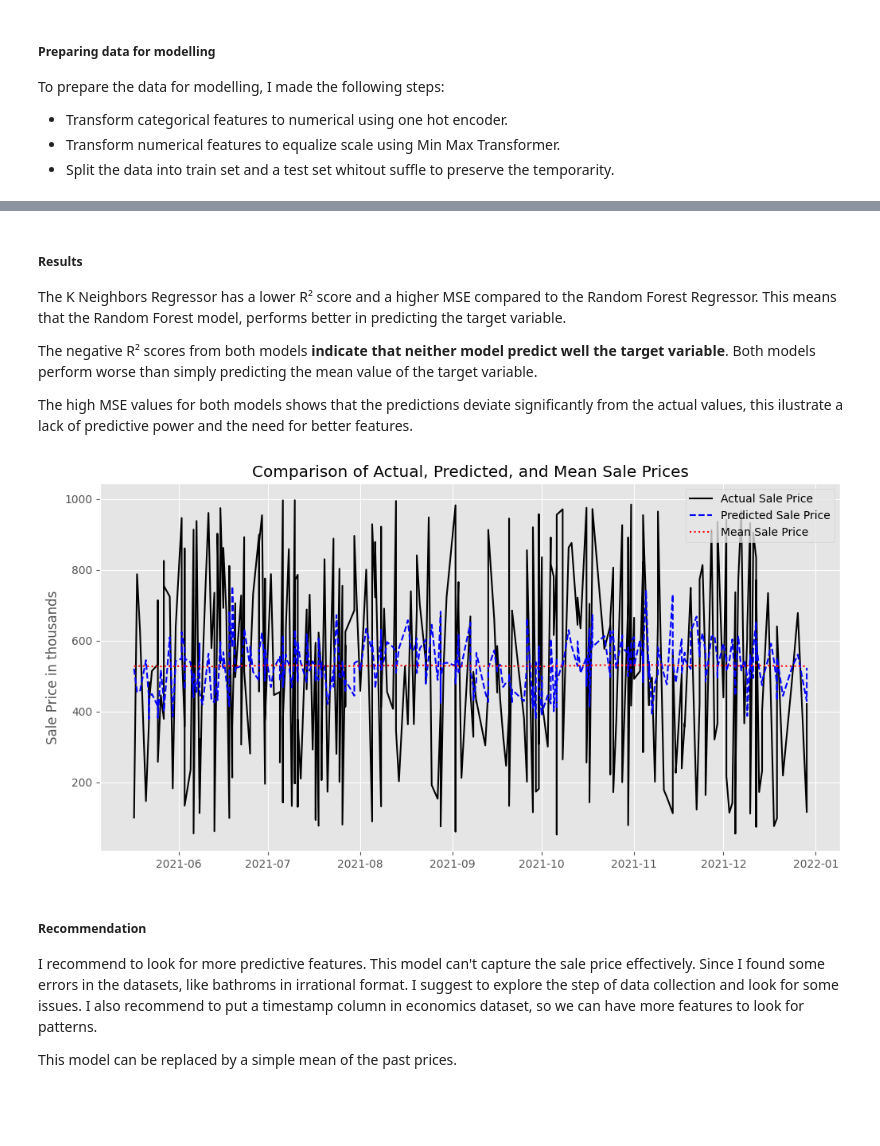
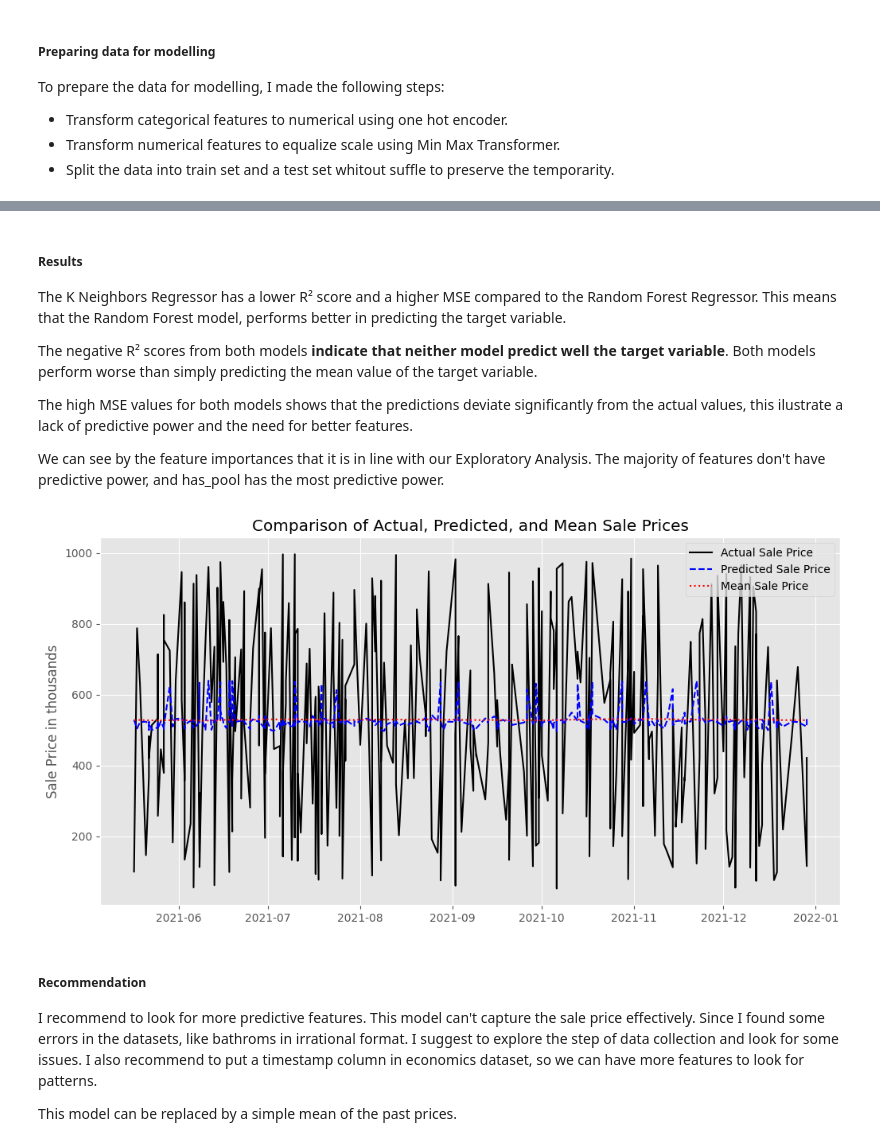
Before and after one commit to Julio-M-Siqueira/aMORA-Test, a Jupyter notebook: notebook.ipynb, the cells around one changed output, grey strips where cells are left out. Drawn from its saved outputs; the diff is of its cells as text; code cells hidden in the pictures; blank space fills up the shorter version.

```diff
--- a/notebook.ipynb
+++ b/notebook.ipynb
@@ -452,10 +452,6 @@ To prepare the data for modelling, I made the following steps:
 - Transform categorical features to numerical using one hot encoder.
 - Transform numerical features to equalize scale using Min Max Transformer.
 - Split the data into train set and a test set whitout suffle to preserve the temporarity.
-# %%
-df['mean'] = df['sale_price'].expanding().mean()
-num_columns = num_columns.to_list() + ['mean']
-df.dropna(inplace=True)
 # %%
 X = df.drop(columns='sale_price')
 y = df['sale_price']
@@ -466,7 +462,7 @@ categorical_transformer = OneHotEncoder(drop='first', handle_unknown='ignore')
 
 preprocessor = ColumnTransformer(transformers=[
     ('cat', categorical_transformer, cat_columns),
-#    ('num', numerical_transformer, num_columns)
+    ('num', numerical_transformer, num_columns)
 ], remainder='passthrough')
 
 pipeline_knn = Pipeline(steps=[
@@ -523,7 +519,7 @@ pipeline = Pipeline(steps=[
 ])
 
 pipeline.fit(X_train, y_train)
-y_rf = pipeline_rf.predict(X_test)
+y_rf = pipeline.predict(X_test)
 r2 = r2_score(y_test, y_rf)
 rmse = root_mean_squared_error(y_test, y_rf)
 print('Hyper Parameter Tunned Random Forest Regression R2-Score: ', r2)
@@ -554,22 +551,26 @@ The K Neighbors Regressor has a lower R² score and a higher MSE compared to the
 The negative R² scores from both models **indicate that neither model predict well the target variable**. Both models perform worse than simply predicting the mean value of the target variable.
 
 The high MSE values for both models shows that the predictions deviate significantly from the actual values, this ilustrate a lack of predictive power and the need for better features.
+
+We can see by the feature importances that it is in line with our Exploratory Analysis. The majority of features don't have predictive power, and has_pool has the most predictive power.
 # %%
+mean = df['sale_price'].expanding().mean().dropna()
+mean = mean.loc[y_test.index].drop_duplicates()[2:]
 results = pd.DataFrame({'sale_price':y_test,
               'sale_price_predict': y_rf,
-              'mean_price': X_test['mean']})
+              'mean_price': mean})
 results = results/1000
 
 plt.figure(figsize=(12, 6))
 plt.plot(results['sale_price'], label='Actual Sale Price', color='black')
 plt.plot(results['sale_price_predict'], label='Predicted Sale Price', linestyle='--', color='blue')
 plt.plot(results['mean_price'], label='Mean Sale Price', linestyle=':', color='red')
 plt.legend()
 plt.title('Comparison of Actual, Predicted, and Mean Sale Prices')
 plt.ylabel('Sale Price in thousands')
 plt.show()
 # %% [output]
-[figure, old version]
+[figure, new version]
 # %% [markdown]
 ##### Recommendation
 I recommend to look for more predictive features. This model can't capture the sale price effectively. Since I found some errors in the datasets, like bathroms in irrational format. I suggest to explore the step of data collection and look for some issues. I also recommend to put a timestamp column in economics dataset, so we can have more features to look for patterns.
```
Also changed, not shown: parts of 9 cells of this notebook, 4 other files.
